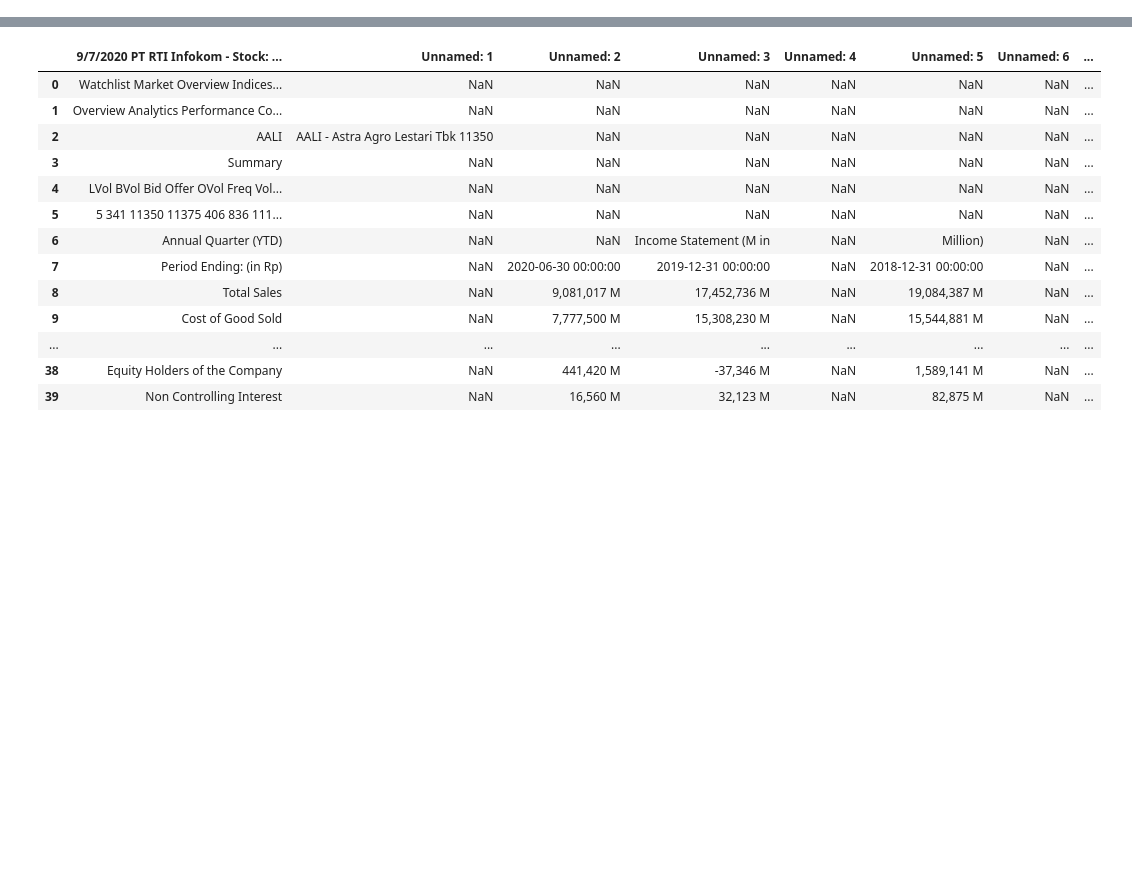
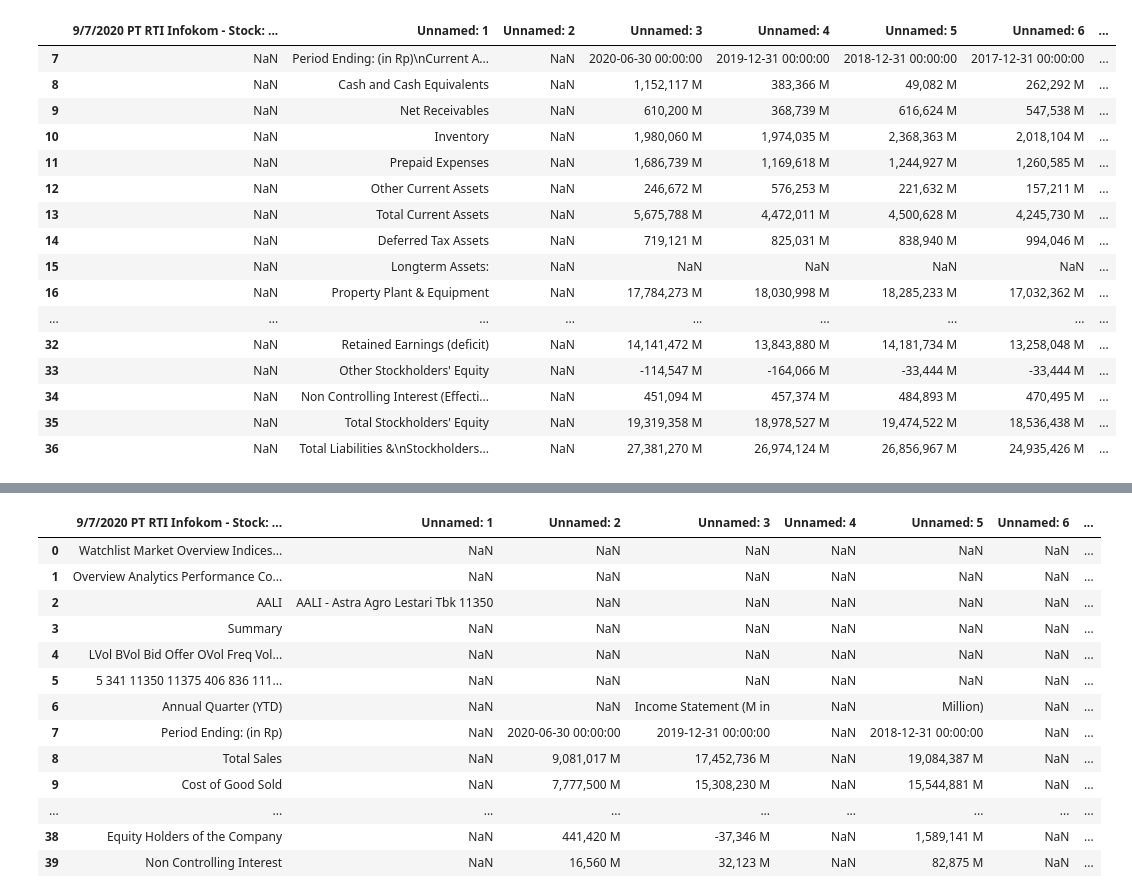
Before and after one commit to NikkiSatmaka/saham_indo_fs, a Jupyter notebook: Untitled.ipynb, the cells around one changed output, grey strips where cells are left out. Cells and saved outputs as stored; diff of their text form; code cells hidden in the pictures; blank space fills up the shorter version.

```diff
--- a/Untitled.ipynb
+++ b/Untitled.ipynb
@@ -7,0 +5,41 @@ aali_is = pd.read_excel('lap_keuangan/XLSX/AALI_IS.xlsx')
+# %%
+xls_loc = 'lap_keuangan/XLSX'
+
+bs_indo = [file for file in os.listdir(xls_loc) if file[5:7] == 'BS']
+cs_indo = [file for file in os.listdir(xls_loc) if file[5:7] == 'CS']
+is_indo = [file for file in os.listdir(xls_loc) if file[5:7] == 'IS']
+# %%
+"""
+Create a dictionary where each item is a panda series of the financial statement
+"""
+
+data_bs = {}
+for file in bs_indo:
+    data_bs[file[:4]] = pd.read_excel(f'{xls_loc}/{file}')
+
+data_is = {}
+for file in is_indo:
+    data_is[file[:4]] = pd.read_excel(f'{xls_loc}/{file}')
+
+data_cs = {}
+for file in cs_indo:
+    data_cs[file[:4]] = pd.read_excel(f'{xls_loc}/{file}')
+# %%
+"""
+Drop all rows and columns which only contains NA
+"""
+
+for key, item in data_bs.items():
+    item.dropna(axis=0, how='all', inplace=True)
+    item.dropna(axis=1, how='all', inplace=True)
+    data_bs[key] = item
+
+for key, item in data_cs.items():
+    item.dropna(axis=0, how='all', inplace=True)
+    item.dropna(axis=1, how='all', inplace=True)
+    data_cs[key] = item
+
+for key, item in data_is.items():
+    item.dropna(axis=0, how='all', inplace=True)
+    item.dropna(axis=1, how='all', inplace=True)
+    data_is[key] = item
@@ -7,0 +122,20 @@ aali_is = pd.read_excel('lap_keuangan/XLSX/AALI_IS.xlsx')
+# %%
+data_bs['AALI'].dropna(axis=0, how='any', subset=['Unnamed: 1'])
+# %% [output]
+|  | 9/7/2020 PT RTI Infokom - Stock: ... | Unnamed: 1 | Unnamed: 2 | Unnamed: 3 | Unnamed: 4 | Unnamed: 5 | Unnamed: 6 | ... |
+| 7 | NaN | Period Ending: (in Rp)\nCurrent A... | NaN | 2020-06-30 00:00:00 | 2019-12-31 00:00:00 | 2018-12-31 00:00:00 | 2017-12-31 00:00:00 | ... |
+| 8 | NaN | Cash and Cash Equivalents | NaN | 1,152,117 M | 383,366 M | 49,082 M | 262,292 M | ... |
+| 9 | NaN | Net Receivables | NaN | 610,200 M | 368,739 M | 616,624 M | 547,538 M | ... |
+| 10 | NaN | Inventory | NaN | 1,980,060 M | 1,974,035 M | 2,368,363 M | 2,018,104 M | ... |
+| 11 | NaN | Prepaid Expenses | NaN | 1,686,739 M | 1,169,618 M | 1,244,927 M | 1,260,585 M | ... |
+| 12 | NaN | Other Current Assets | NaN | 246,672 M | 576,253 M | 221,632 M | 157,211 M | ... |
+| 13 | NaN | Total Current Assets | NaN | 5,675,788 M | 4,472,011 M | 4,500,628 M | 4,245,730 M | ... |
+| 14 | NaN | Deferred Tax Assets | NaN | 719,121 M | 825,031 M | 838,940 M | 994,046 M | ... |
+| 15 | NaN | Longterm Assets: | NaN | NaN | NaN | NaN | NaN | ... |
+| 16 | NaN | Property Plant & Equipment | NaN | 17,784,273 M | 18,030,998 M | 18,285,233 M | 17,032,362 M | ... |
+| ... | ... | ... | ... | ... | ... | ... | ... | ... |
+| 32 | NaN | Retained Earnings (deficit) | NaN | 14,141,472 M | 13,843,880 M | 14,181,734 M | 13,258,048 M | ... |
+| 33 | NaN | Other Stockholders' Equity | NaN | -114,547 M | -164,066 M | -33,444 M | -33,444 M | ... |
+| 34 | NaN | Non Controlling Interest (Effecti... | NaN | 451,094 M | 457,374 M | 484,893 M | 470,495 M | ... |
+| 35 | NaN | Total Stockholders' Equity | NaN | 19,319,358 M | 18,978,527 M | 19,474,522 M | 18,536,438 M | ... |
+| 36 | NaN | Total Liabilities &\nStockholders... | NaN | 27,381,270 M | 26,974,124 M | 26,856,967 M | 24,935,426 M | ... |
```
Also changed, not shown: parts of 14 cells of this notebook.
